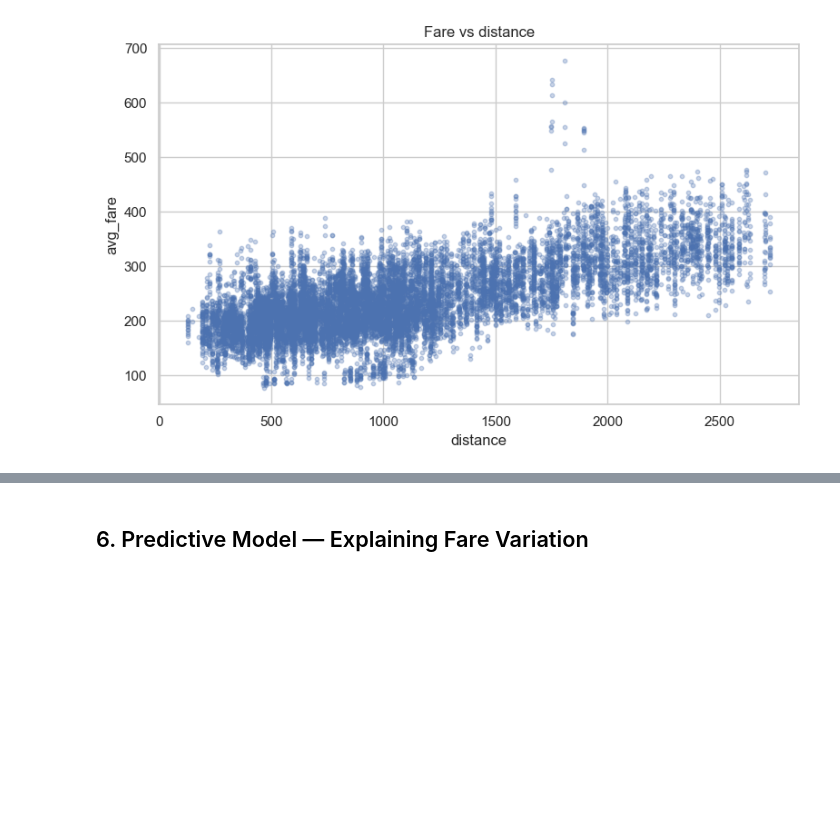
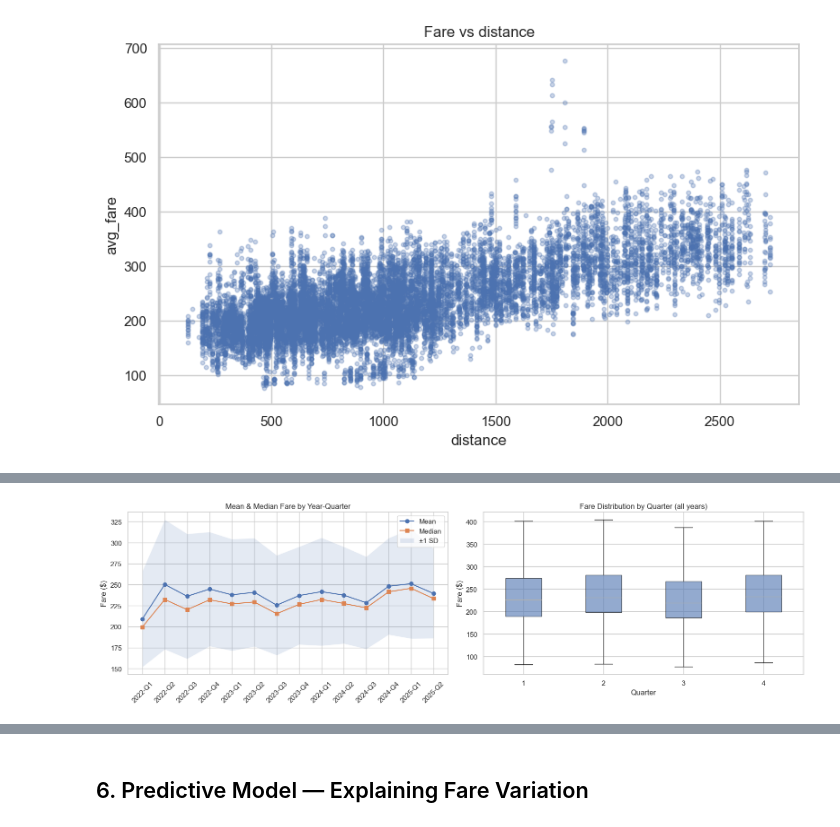
Before and after one commit to AbhigyanD/SDSS-Datathon, a Jupyter notebook: airline_analysis.ipynb, the cells around one changed output, grey strips where cells are left out. Drawn from its saved outputs; the diff is of its cells as text; code cells hidden in the pictures; blank space fills up the shorter version.

```diff
--- a/airline_analysis.ipynb
+++ b/airline_analysis.ipynb
@@ -278,0 +327,37 @@ if x_col and fare_col:
+# %%
+yq_label = df['year'].astype(str) + '-Q' + df['quarter'].astype(str)
+yq_order = sorted(yq_label.unique(), key=lambda x: (int(x[:4]), int(x[-1])))
+df['yq'] = pd.Categorical(yq_label, categories=yq_order, ordered=True)
+
+temporal = (
+    df.groupby('yq', observed=True)['avg_fare']
+    .agg(['mean', 'median', 'std', 'count'])
+    .reset_index()
+)
+
+fig, axes = plt.subplots(1, 2, figsize=(16, 5))
+
+axes[0].plot(temporal['yq'].astype(str), temporal['mean'], marker='o', label='Mean')
+axes[0].plot(temporal['yq'].astype(str), temporal['median'], marker='s', label='Median')
+axes[0].fill_between(
+    range(len(temporal)),
+    temporal['mean'] - temporal['std'],
+    temporal['mean'] + temporal['std'],
+    alpha=0.15, label='±1 SD'
+)
+axes[0].set_title('Mean & Median Fare by Year-Quarter')
+axes[0].set_ylabel('Fare ($)')
+axes[0].legend()
+axes[0].tick_params(axis='x', rotation=45)
+
+bp = df.boxplot(column='avg_fare', by='quarter', ax=axes[1],
+                patch_artist=True, showfliers=False,
+                boxprops=dict(facecolor='#4C72B0', alpha=0.6))
+axes[1].set_title('Fare Distribution by Quarter (all years)')
+axes[1].set_xlabel('Quarter')
+axes[1].set_ylabel('Fare ($)')
+fig.suptitle('')
+plt.tight_layout()
+plt.show()
+# %% [output]
+[figure, added]
```
Also changed, not shown: parts of 21 cells of this notebook.
